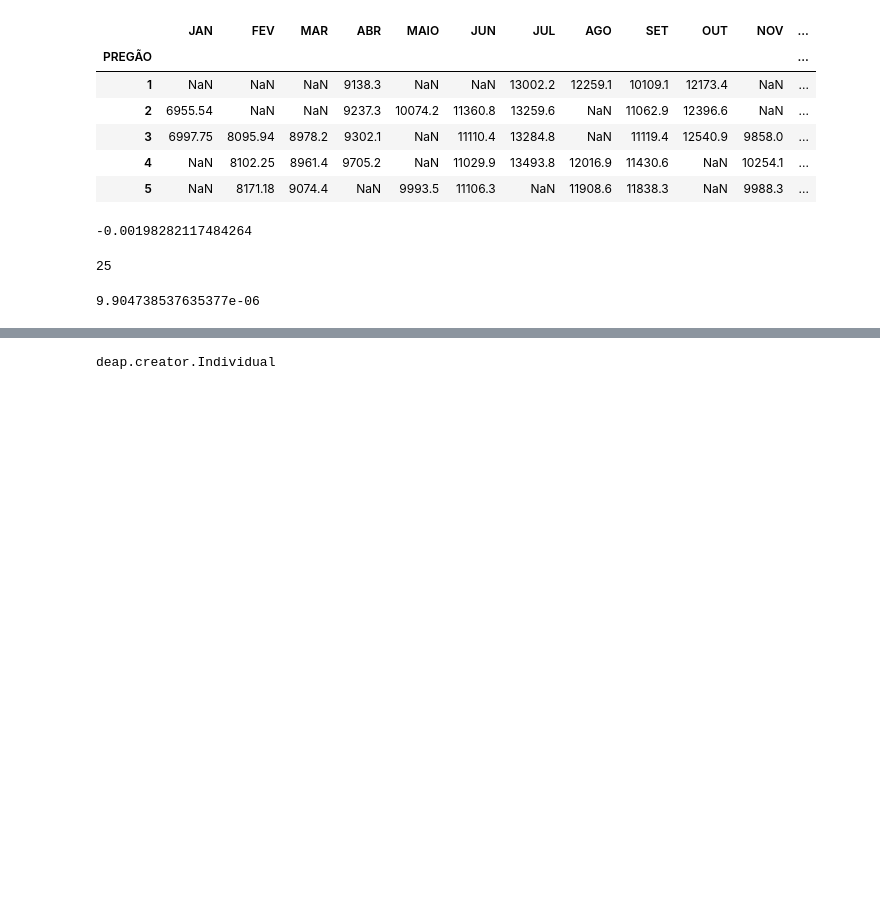
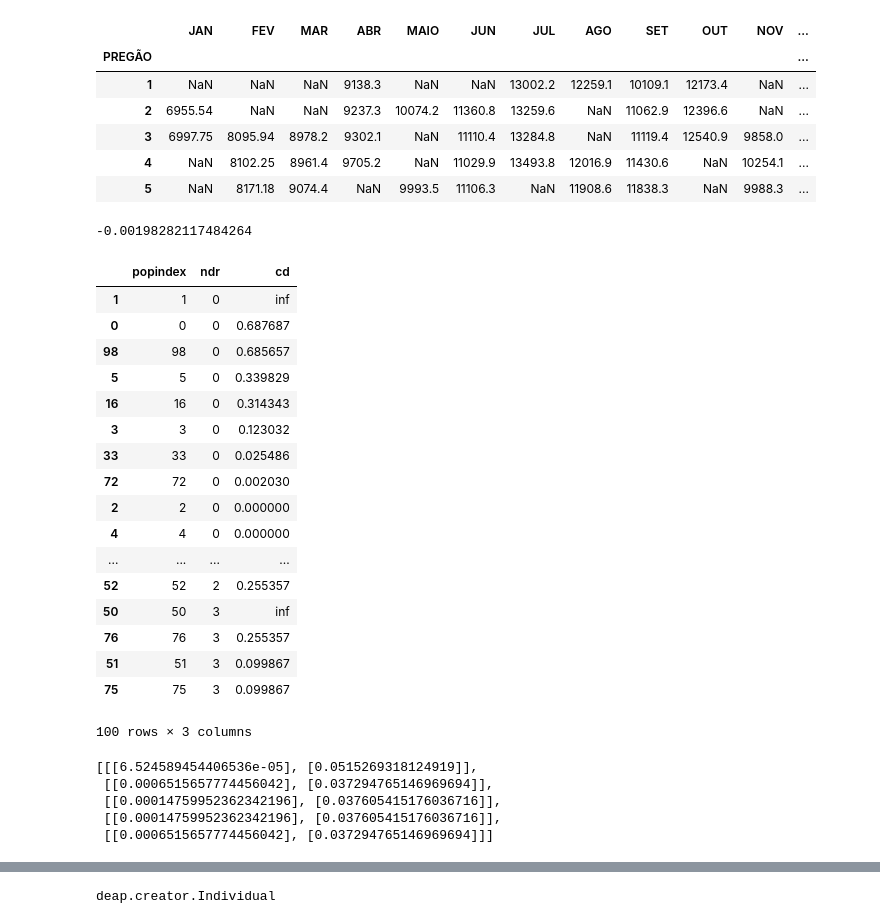
Before and after one commit to marcelovmaciel/Projeto-Opt-RTIA--Bovespa, a Jupyter notebook: 01-script.ipynb, the cells around one changed output, grey strips where cells are left out. Saved outputs shown, nothing was run; the diff lists cells and outputs as text; code cells hidden in the pictures; blank space fills up the shorter version.

```diff
--- a/01-script.ipynb
+++ b/01-script.ipynb
@@ -123,37 +165,30 @@ df = pd.DataFrame.from_dict({"popindex": list(range(len(pop))),
 # %%
-pop_fitness_sort = pop[df.sort_values(["ndr", "cd"], ascending = [True, False]).popindex.values];
+df2.sort_values(["ndr", "cd"], ascending = [True, False])
+# %% [output]
+|  | popindex | ndr | cd |
+| 1 | 1 | 0 | inf |
+| 0 | 0 | 0 | 0.687687 |
+| 98 | 98 | 0 | 0.685657 |
+| 5 | 5 | 0 | 0.339829 |
+| 16 | 16 | 0 | 0.314343 |
+| 3 | 3 | 0 | 0.123032 |
+| 33 | 33 | 0 | 0.025486 |
+| 72 | 72 | 0 | 0.002030 |
+| 2 | 2 | 0 | 0.000000 |
+| 4 | 4 | 0 | 0.000000 |
+| ... | ... | ... | ... |
+| 52 | 52 | 2 | 0.255357 |
+| 50 | 50 | 3 | inf |
+| 76 | 76 | 3 | 0.255357 |
+| 51 | 51 | 3 | 0.099867 |
+| 75 | 75 | 3 | 0.099867 |
+100 rows × 3 columns
-# %%
-len(pop_fitness_sort[0:25][:,0])
-# %% [output]
-25
-# %%
-faturamento_empresas_top = stock12_13_variation
-ibovespa =  luanindex
-#inicializa a população
-pop = inicializacao_populacao()
-for j in range(0, 100):
-    #calcula o fitness da população
-    fitness_risk= function_fitness_risk(pop)
-    pop_fitness = np.array(list(zip(pop,fitness)))
-    #seleciona os pais
-    pop_fitness_sort = pop_fitness[pop_fitness[:,1].argsort()]
-    parent_1 = pop_fitness_sort[0:25][:,0]
-    parent_2 = pop_fitness_sort[25::][:,0]
-    #cruzamento
-    child_1 = [cruzamento(parent_1[i], parent_2[i]) for i in range(0, len(parent_1))]
-    child_1 = np.array(list(map(list, child_1)))
-    child_2 = [cruzamento(parent_2[i], parent_1[i]) for i in range(0, len(parent_1))]
-    child_2 = np.array(list(map(list, child_2)))
-    #calcula o fitness dos filhos para escolher quem vai passar pra próxima geração
-    fitness_child_1 = function_fitness(child_1)
-    fitness_child_2 = function_fitness(child_2)
-    fitness_child_1 = np.array(list(zip(child_1,fitness_child_1)))
-    fitness_child_2 = np.array(list(zip(child_2,fitness_child_2)))
-    #seleciona individuos da proxima geração
-    pop_all = np.concatenate((fitness_child_1, fitness_child_2, pop_fitness), axis=0)
-    pop_all_sort = pop_all[pop_all[:,1].argsort()]
-    best_individual = pop_all_sort[0]
-    pop = pop_all_sort[0:50][:,0]
-best_individual[1]
-# %% [output]
-9.904738537635377e-06
+# %%
+list(map(lambda x: list(map(lambda fn: fn([x]),
+                            [function_fitness_risk, function_fitness_std] )), [ pop[i] for i in range(5)] ))
+# %% [output]
+[[[6.524589454406536e-05], [0.0515269318124919]],
+ [[0.0006515657774456042], [0.037294765146969694]],
+ [[0.00014759952362342196], [0.037605415176036716]],
+ [[0.00014759952362342196], [0.037605415176036716]],
+ [[0.0006515657774456042], [0.037294765146969694]]]
```
Also changed, not shown: parts of 6 cells of this notebook.
